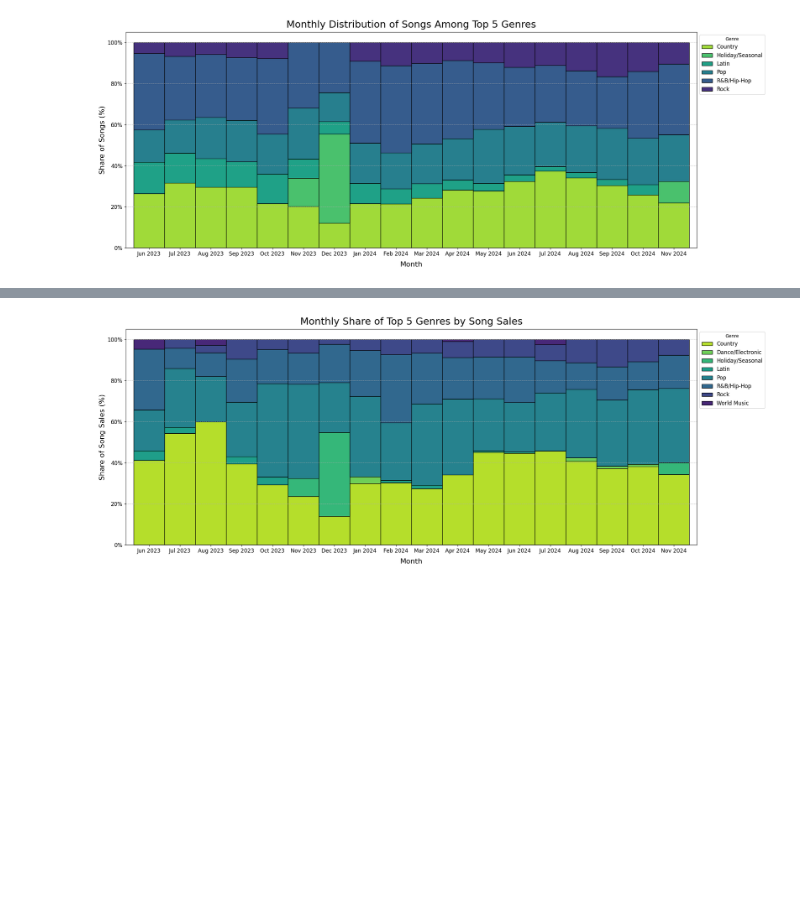
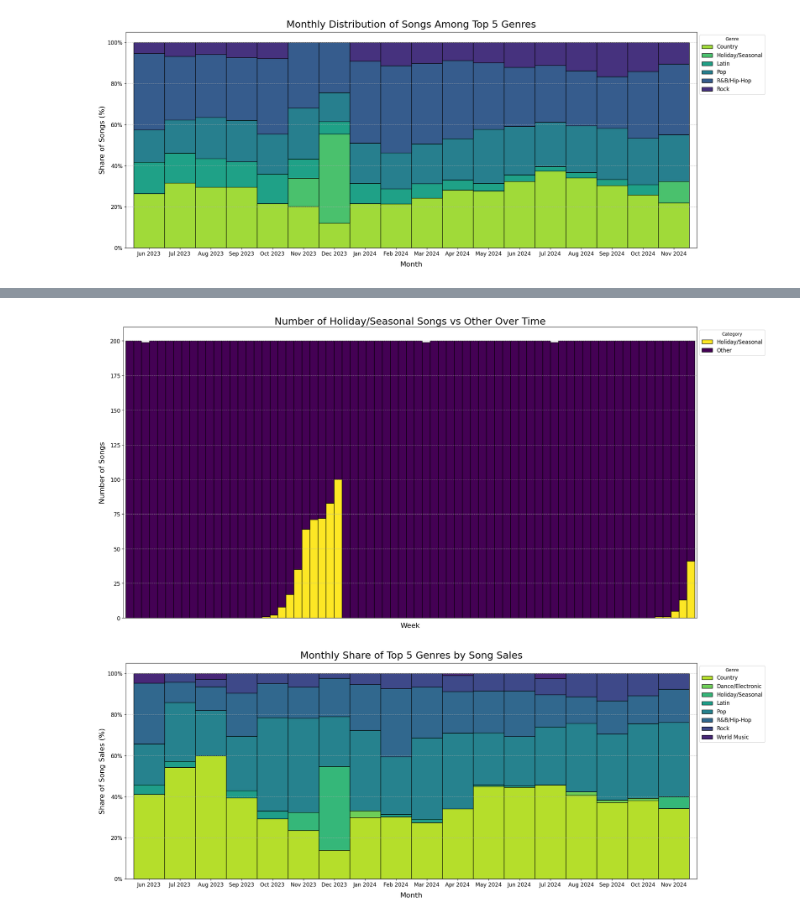
Before and after one commit to FrostNT1/Music-Industry-Insights, a Jupyter notebook: experiments/Beema/shivam_popular-genres-over-time_beema_edit.ipynb, the cells around one changed output, grey strips where cells are left out. Drawn from its saved outputs; the diff is of its cells as text; code cells hidden in the pictures; blank space fills up the shorter version.

```diff
--- a/experiments/Beema/shivam_popular-genres-over-time_beema_edit.ipynb
+++ b/experiments/Beema/shivam_popular-genres-over-time_beema_edit.ipynb
@@ -163,3 +203,43 @@ plt.show()
+# %%
+# Create a new column classifying songs as 'Holiday/Seasonal' or 'Other'
+top_200_songs['Category'] = top_200_songs['Genre'].apply(
+    lambda x: 'Holiday/Seasonal' if x == 'Holiday/Seasonal' else 'Other'
+)
+
+# Pivot the data to get the count of each category per week
+category_counts_per_week = top_200_songs.pivot_table(
+    index='week_of',
+    columns='Category',
+    aggfunc='size',
+    fill_value=0
+)
+
+# Plotting the stacked bar chart
+fig, ax = plt.subplots(figsize=(21, 10))
+category_counts_per_week.plot(
+    kind='bar',
+    stacked=True,
+    colormap='viridis_r',
+    width=1,
+    edgecolor='black',
+    ax=ax
+)
+
+# Adding labels and title
+ax.set_xlabel('Week', fontsize=16, labelpad=10)
+ax.set_ylabel('Number of Songs', fontsize=16, labelpad=10)
+ax.set_title('Number of Holiday/Seasonal Songs vs Other Over Time', fontsize=22)
+ax.legend(title='Category', bbox_to_anchor=(1, 1), loc='upper left', fontsize=12)
+ax.set_xticks([])  # Remove x-tick labels
+ax.tick_params(axis='x', length=0)  # Remove x-ticks
+ax.tick_params(axis='y', labelsize=12)
+ax.grid(axis='y', linestyle='--', alpha=0.7)
+plt.tight_layout()
+
+# Show the plot
+plt.show()
+# %% [output]
+[figure, added]
 # %%
 # Pivot the data to get the total song sales per genre per month
 top_200_songs['month_of'] = top_200_songs['week_of'].dt.to_period('M')
```
Also changed, not shown: parts of 2 cells of this notebook.
